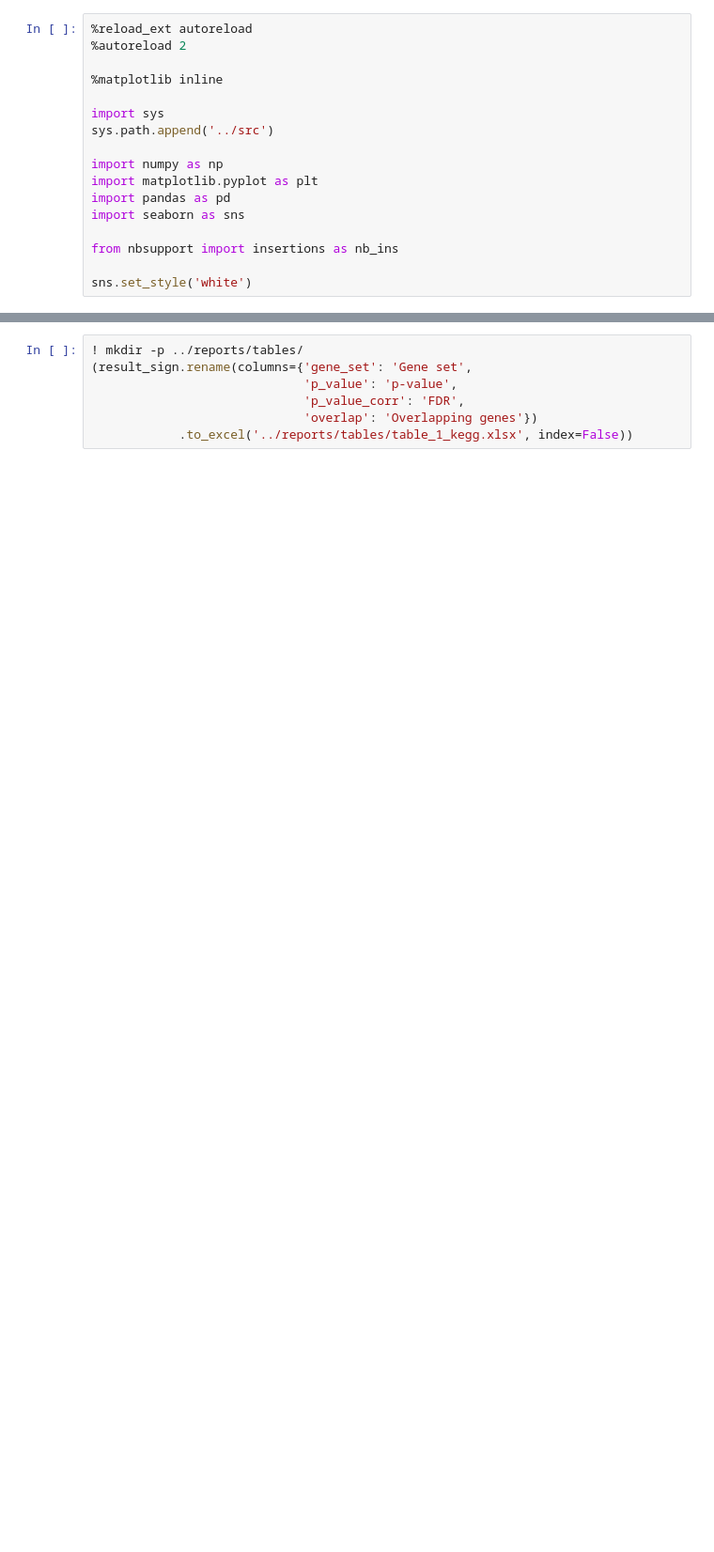
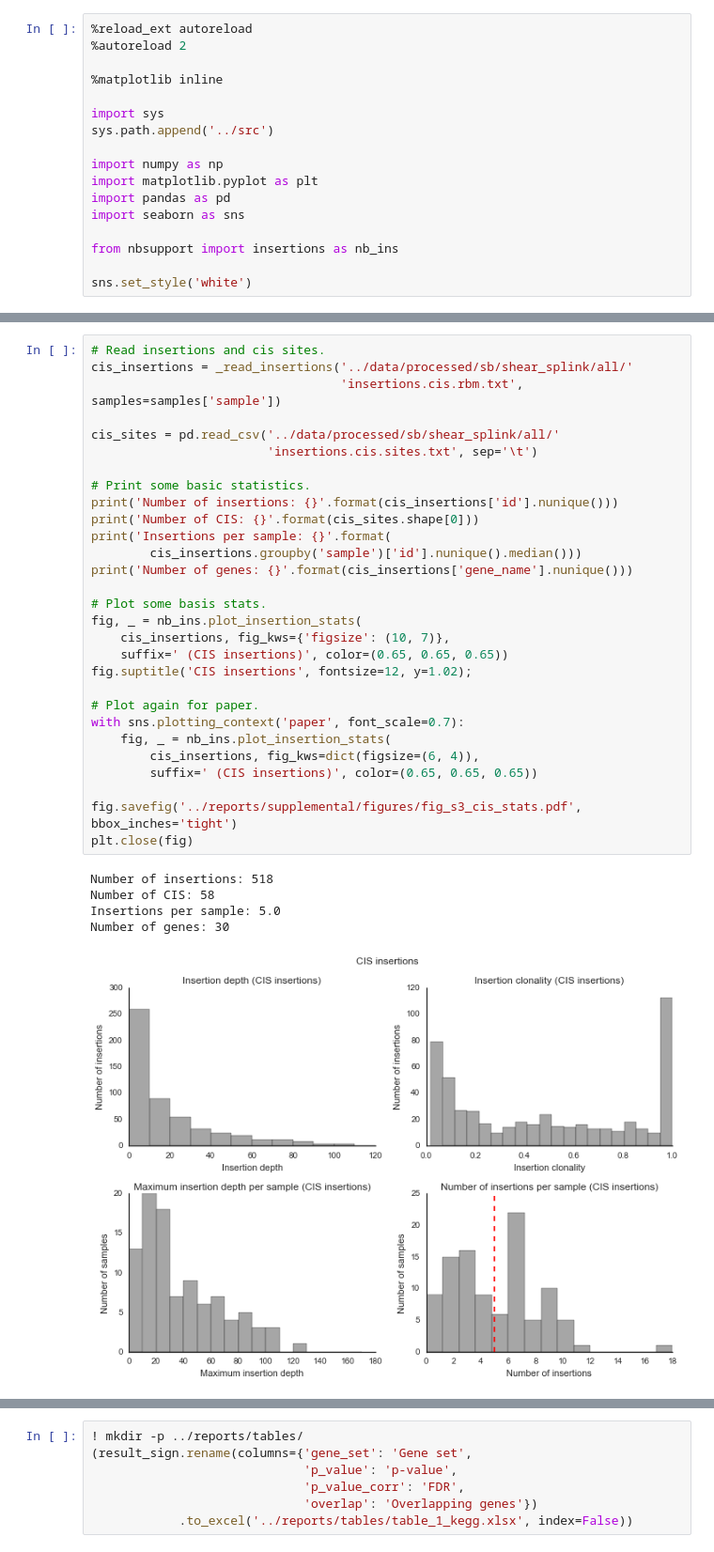
Before and after one commit to jrderuiter/ilc-sb-screen, a Jupyter notebook: notebooks/3. Insertion analyses.ipynb, the cells around one changed output, grey strips where cells are left out. Shown at 94% size. Cells and saved outputs as stored; diff of their text form; blank space fills up the shorter version.

```diff
--- a/notebooks/3. Insertion analyses.ipynb
+++ b/notebooks/3. Insertion analyses.ipynb
@@ -525,0 +84,35 @@ result_sign
+# %%
+# Read insertions and cis sites.
+cis_insertions = _read_insertions('../data/processed/sb/shear_splink/all/'
+                                  'insertions.cis.rbm.txt', samples=samples['sample'])
+
+cis_sites = pd.read_csv('../data/processed/sb/shear_splink/all/'
+                        'insertions.cis.sites.txt', sep='\t')
+
+# Print some basic statistics.
+print('Number of insertions: {}'.format(cis_insertions['id'].nunique()))
+print('Number of CIS: {}'.format(cis_sites.shape[0]))
+print('Insertions per sample: {}'.format(
+        cis_insertions.groupby('sample')['id'].nunique().median()))
+print('Number of genes: {}'.format(cis_insertions['gene_name'].nunique()))
+
+# Plot some basis stats.
+fig, _ = nb_ins.plot_insertion_stats(
+    cis_insertions, fig_kws={'figsize': (10, 7)},
+    suffix=' (CIS insertions)', color=(0.65, 0.65, 0.65))
+fig.suptitle('CIS insertions', fontsize=12, y=1.02);
+
+# Plot again for paper.
+with sns.plotting_context('paper', font_scale=0.7):
+    fig, _ = nb_ins.plot_insertion_stats(
+        cis_insertions, fig_kws=dict(figsize=(6, 4)),
+        suffix=' (CIS insertions)', color=(0.65, 0.65, 0.65))
+
+fig.savefig('../reports/supplemental/figures/fig_s3_cis_stats.pdf', bbox_inches='tight')
+plt.close(fig)
+# %% [output]
+Number of insertions: 518
+Number of CIS: 58
+Insertions per sample: 5.0
+Number of genes: 30
+[figure, added]
```
Also changed, not shown: parts of 67 cells of this notebook, 8 other files.
